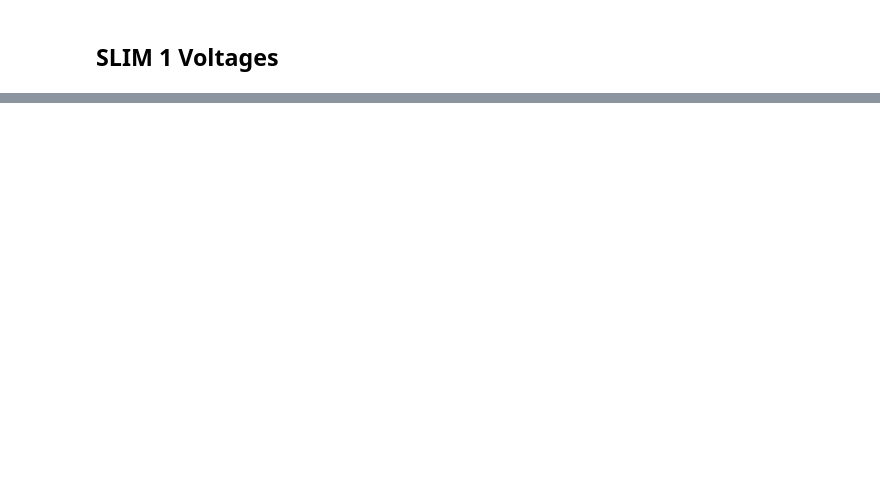
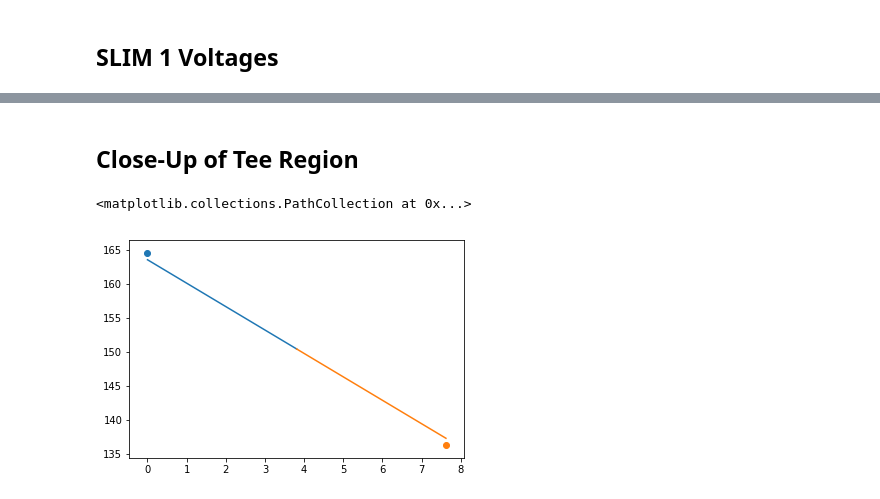
Before and after one commit to bzercher/SLIM_voltage_control, a Jupyter notebook: SLIM_Voltages.ipynb, the cells around one changed output, grey strips where cells are left out. Saved outputs shown, nothing was run; the diff lists cells and outputs as text; code cells hidden in the pictures; blank space fills up the shorter version.

```diff
--- a/SLIM_Voltages.ipynb
+++ b/SLIM_Voltages.ipynb
@@ -172,0 +173,10 @@ plt.plot([-34.2138, -79.9338], [SLIM1_dc_out.voltage, SLIM1_dc_in.voltage])
+# %% [markdown]
+## Close-Up of Tee Region
+# %%
+plt.plot((0,3.81),(M7_orth_in.voltage, M7_orth_out.voltage))
+plt.plot((3.81, 7.62), (M8_orth_in.voltage, M8_orth_out.voltage))
+plt.scatter((0),(SLIM1_7M_interface))
+plt.scatter((7.62),(SLIM2_8M_interface))
+# %% [output]
+<matplotlib.collections.PathCollection at 0x...>
+[figure, added]
```
Also changed, not shown: parts of 7 cells of this notebook, 1 other file.
